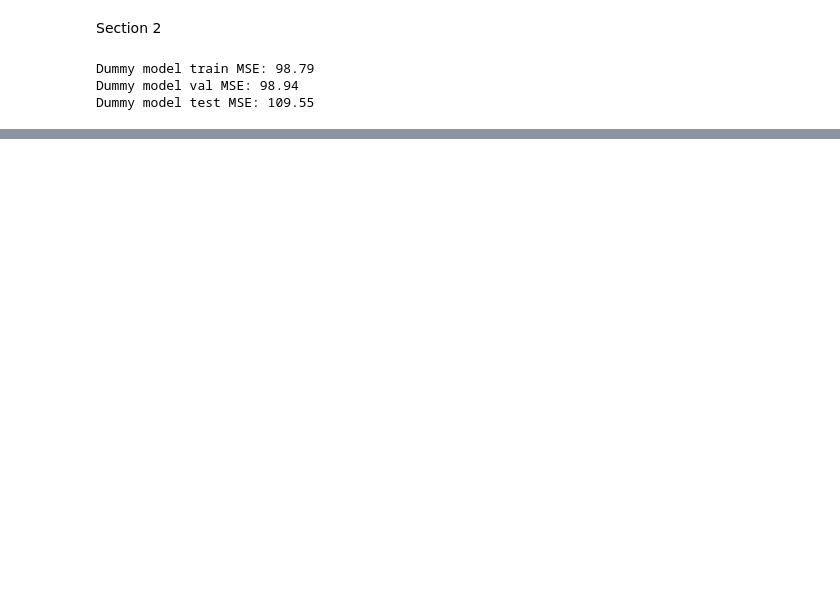
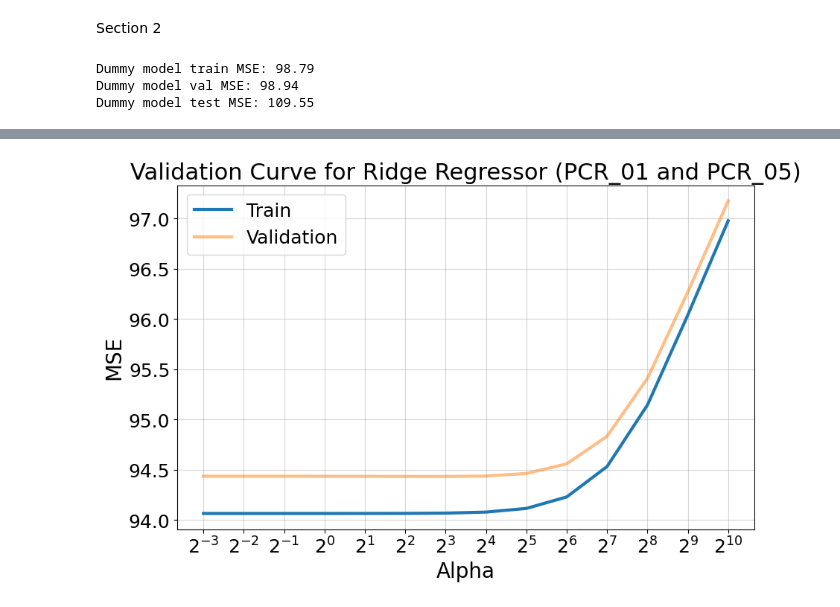
Before and after one commit to ledror/IML-Major3, a Jupyter notebook: main.ipynb, the cells around one changed output, grey strips where cells are left out. Saved outputs shown, nothing was run; the diff lists cells and outputs as text; code cells hidden in the pictures; blank space fills up the shorter version.

```diff
--- a/main.ipynb
+++ b/main.ipynb
@@ -163,0 +619,16 @@ Loss on test set: 96.83
+# %%
+# plotting the results
+
+plt.figure(figsize=(10, 6))
+plt.title("Validation Curve for Ridge Regressor (PCR_01 and PCR_05)", fontsize=22)
+plt.plot(alphas, cv_train_scores, label="Train", linewidth=3)
+plt.plot(alphas, cv_test_scores, label="Validation", linewidth=3, alpha=0.5)
+plt.xlabel("Alpha", fontsize=20)
+plt.ylabel("MSE", fontsize=20)
+plt.grid(alpha=0.5)
+plt.semilogx(base=2)
+plt.xticks(alphas)
+plt.legend()
+plt.show()
+# %% [output]
+[figure, added]
```
Also changed, not shown: parts of 34 cells of this notebook, 19 other files.
